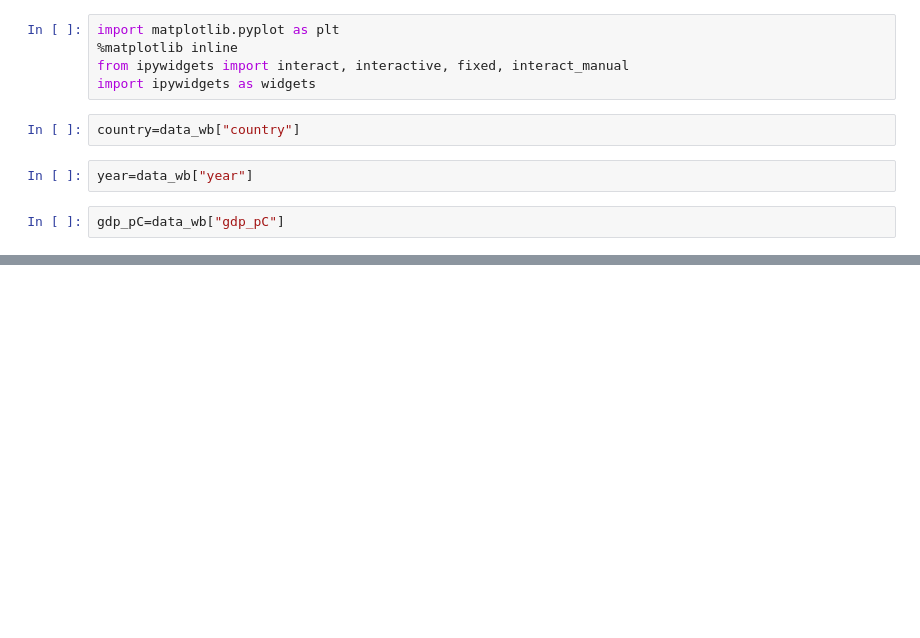
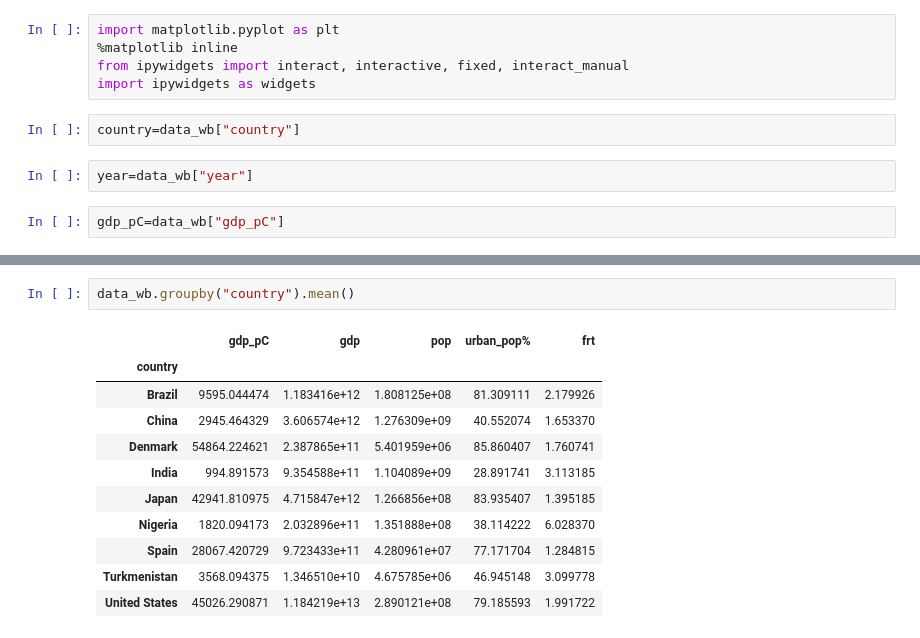
Before and after one commit to NumEconCopenhagen/projects-2019-tba, a Jupyter notebook: dataproject/dataproject/Dataproject_Tonje/dataProject.ipynb, the cells around one changed output, grey strips where cells are left out. Saved outputs shown, nothing was run; the diff lists cells and outputs as text; blank space fills up the shorter version.

```diff
--- a/dataproject/dataproject/Dataproject_Tonje/dataProject.ipynb
+++ b/dataproject/dataproject/Dataproject_Tonje/dataProject.ipynb
@@ -236,0 +204,14 @@ SyntaxError: invalid syntax (<ipython-input-172-4e7880521827>, line 6)
+# %%
+data_wb.groupby("country").mean()
+# %% [output]
+|  | gdp_pC | gdp | pop | urban_pop% | frt |
+| country |  |  |  |  |  |
+| Brazil | 9595.044474 | 1.183416e+12 | 1.808125e+08 | 81.309111 | 2.179926 |
+| China | 2945.464329 | 3.606574e+12 | 1.276309e+09 | 40.552074 | 1.653370 |
+| Denmark | 54864.224621 | 2.387865e+11 | 5.401959e+06 | 85.860407 | 1.760741 |
+| India | 994.891573 | 9.354588e+11 | 1.104089e+09 | 28.891741 | 3.113185 |
+| Japan | 42941.810975 | 4.715847e+12 | 1.266856e+08 | 83.935407 | 1.395185 |
+| Nigeria | 1820.094173 | 2.032896e+11 | 1.351888e+08 | 38.114222 | 6.028370 |
+| Spain | 28067.420729 | 9.723433e+11 | 4.280961e+07 | 77.171704 | 1.284815 |
+| Turkmenistan | 3568.094375 | 1.346510e+10 | 4.675785e+06 | 46.945148 | 3.099778 |
+| United States | 45026.290871 | 1.184219e+13 | 2.890121e+08 | 79.185593 | 1.991722 |
```
Also changed, not shown: parts of 7 cells of this notebook.
